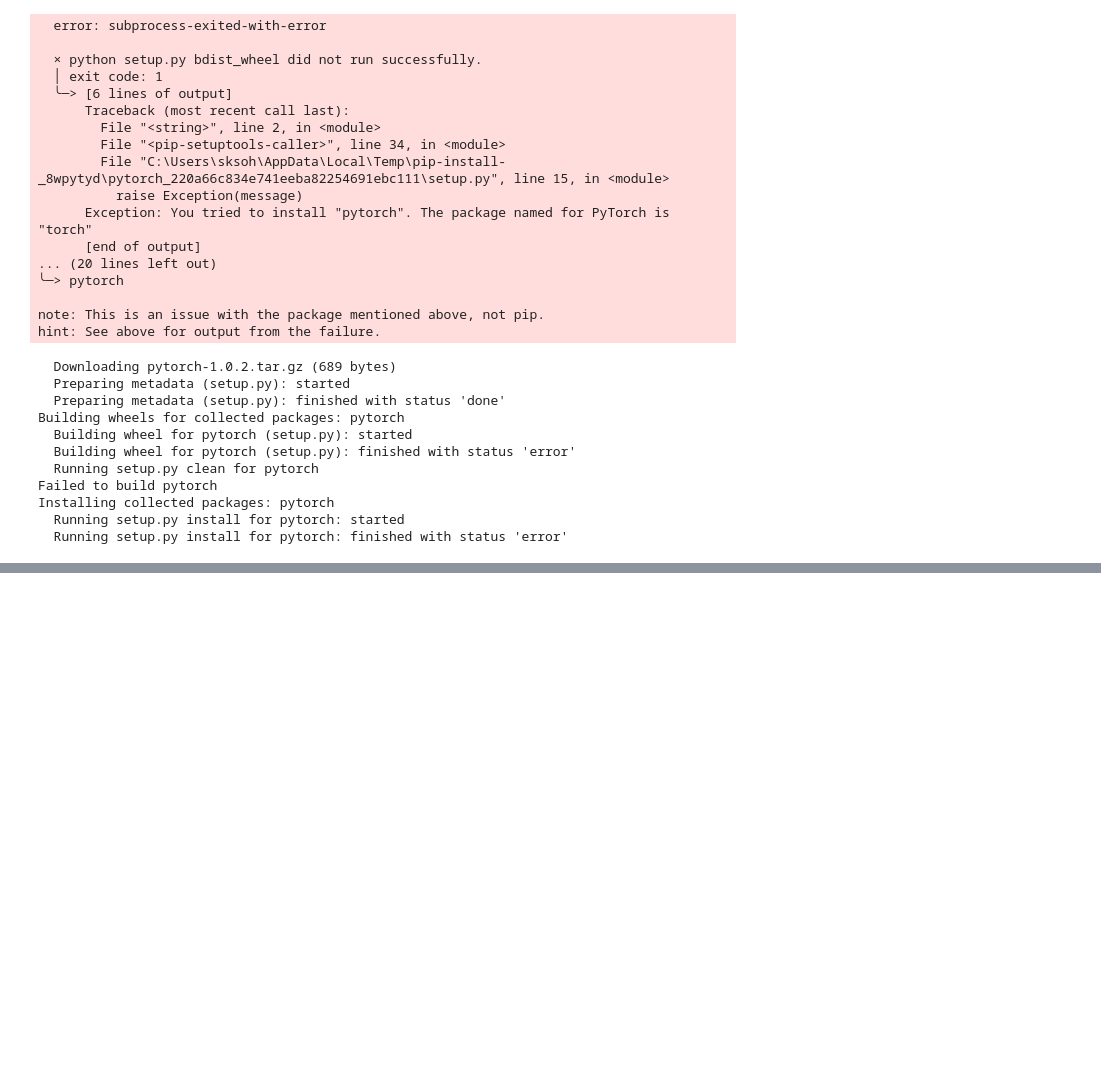
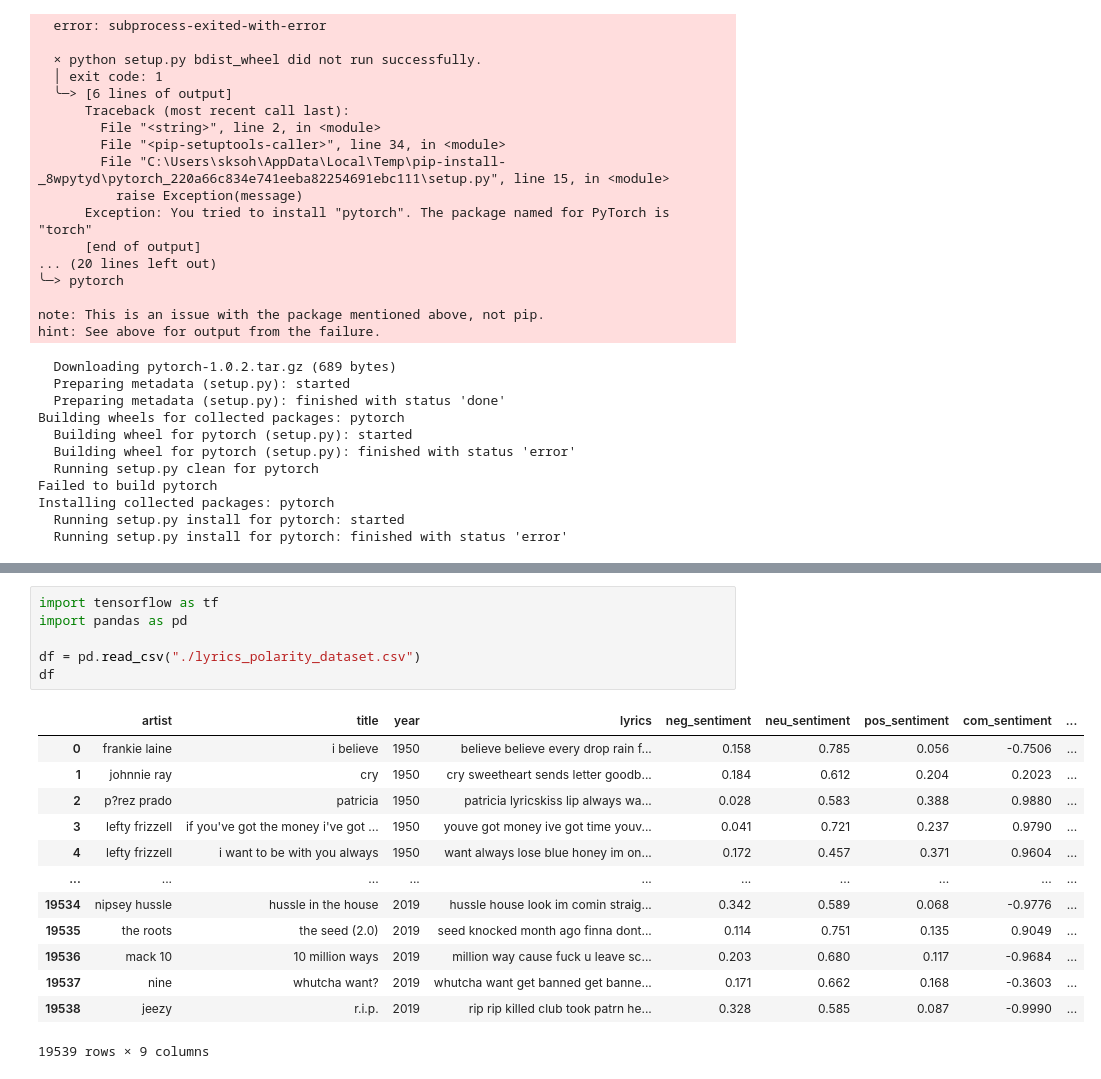
Before and after one commit to sooking87/NLP_Toy_Proj, a Jupyter notebook: modeling_bert.ipynb, the cells around one changed output, grey strips where cells are left out. Cells and saved outputs as stored; diff of their text form; blank space fills up the shorter version.

```diff
--- a/modeling_bert.ipynb
+++ b/modeling_bert.ipynb
@@ -107,0 +123,20 @@ installation page: https://pytorch.org/get-started/locally/ and follow the ones
+# %%
+import tensorflow as tf
+import pandas as pd
+
+df = pd.read_csv("./lyrics_polarity_dataset.csv")
+df
+# %% [output]
+|  | artist | title | year | lyrics | neg_sentiment | neu_sentiment | pos_sentiment | com_sentiment | ... |
+| 0 | frankie laine | i believe | 1950 | believe believe every drop rain f... | 0.158 | 0.785 | 0.056 | -0.7506 | ... |
+| 1 | johnnie ray | cry | 1950 | cry sweetheart sends letter goodb... | 0.184 | 0.612 | 0.204 | 0.2023 | ... |
+| 2 | p?rez prado | patricia | 1950 | patricia lyricskiss lip always wa... | 0.028 | 0.583 | 0.388 | 0.9880 | ... |
+| 3 | lefty frizzell | if you've got the money i've got ... | 1950 | youve got money ive got time youv... | 0.041 | 0.721 | 0.237 | 0.9790 | ... |
+| 4 | lefty frizzell | i want to be with you always | 1950 | want always lose blue honey im on... | 0.172 | 0.457 | 0.371 | 0.9604 | ... |
+| ... | ... | ... | ... | ... | ... | ... | ... | ... | ... |
+| 19534 | nipsey hussle | hussle in the house | 2019 | hussle house look im comin straig... | 0.342 | 0.589 | 0.068 | -0.9776 | ... |
+| 19535 | the roots | the seed (2.0) | 2019 | seed knocked month ago finna dont... | 0.114 | 0.751 | 0.135 | 0.9049 | ... |
+| 19536 | mack 10 | 10 million ways | 2019 | million way cause fuck u leave sc... | 0.203 | 0.680 | 0.117 | -0.9684 | ... |
+| 19537 | nine | whutcha want? | 2019 | whutcha want get banned get banne... | 0.171 | 0.662 | 0.168 | -0.3603 | ... |
+| 19538 | jeezy | r.i.p. | 2019 | rip rip killed club took patrn he... | 0.328 | 0.585 | 0.087 | -0.9990 | ... |
+19539 rows × 9 columns
```
Also changed, not shown: parts of 13 cells of this notebook, 7 other files.
